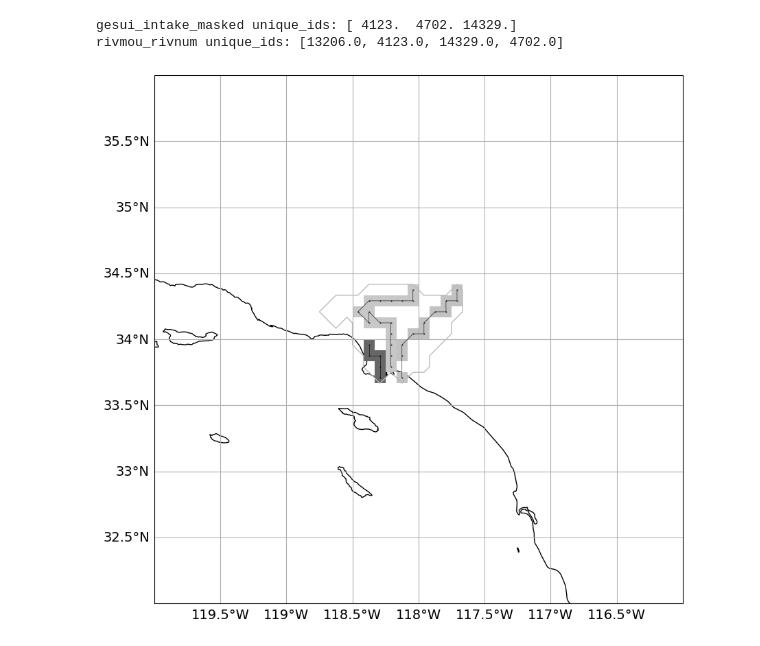
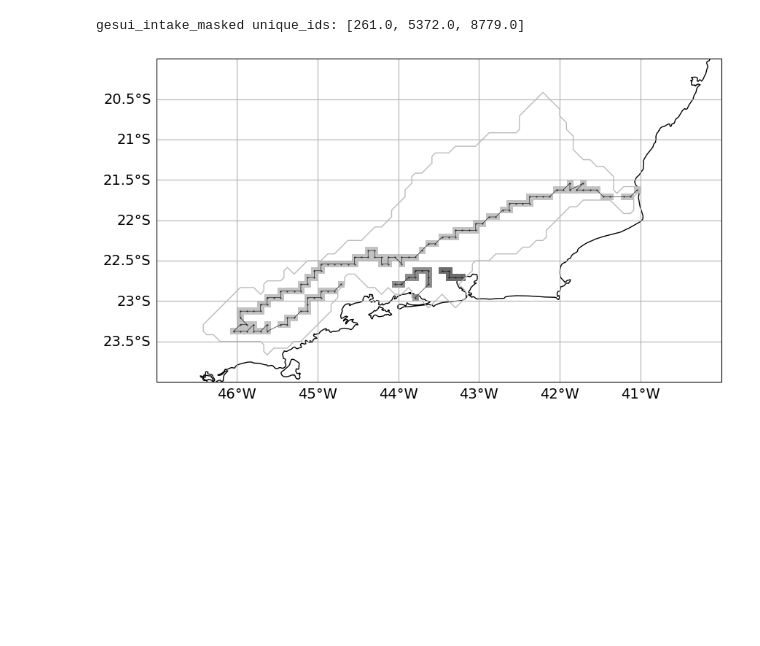
Before and after one commit to HalKiyo/h08_urban, a Jupyter notebook: region/pst/riodejaneiro/jogesui_check_riodejaneiro.ipynb, the cells around one changed output. Saved outputs shown, nothing was run; the diff lists cells and outputs as text; code cells hidden in the pictures; blank space fills up the shorter version.

```diff
--- a/region/pst/riodejaneiro/jogesui_check_riodejaneiro.ipynb
+++ b/region/pst/riodejaneiro/jogesui_check_riodejaneiro.ipynb
@@ -73,8 +73,8 @@ def draw_mask_sotowaku(extent, mask_cropped, ax=None, sotowaku_color='#dc143c',
 rgndir = '/mnt/c/Users/tsimk/Downloads/dotfiles/h08/region'
 glbdir = '/mnt/c/Users/tsimk/Downloads/dotfiles/h08/global_city'
 #
-city_num = 17
-tag = '.ls5'
+city_num = 16
+tag = '.ro5'
 #
 resolution = 12
 POP='vld_cty_'
@@ -84,10 +84,10 @@ dtype = 'float32'
 gl5shape = (2160, 4320)
 #
 # region
-left = -120
-right = -116
-bottom = 32
-top = 36
+left = -47
+right = -40
+bottom = -24
+top = -20
 #
 nx, ny = (right - left)*resolution, (top - bottom)*resolution
 rgnshape = (ny, nx)
@@ -377,13 +371,8 @@ uid_intake = np.unique(np.where(intake_cropped == 1, rivnum, 0))[1]
 intake_rivmou = np.where(rivmou_rivnum == uid_intake, rivnum, 0)
 
 # gesui plus intake rivmou points
-unique_rivnum = np.unique(gesui_rivnum)
-unique_intake = np.unique(intake_rivmou)
-combined_unique_ids = np.unique(np.concatenate((unique_rivnum, unique_intake)))
-unique_ids = combined_unique_ids[combined_unique_ids > 0]
-print(f'gesui_intake_masked unique_ids: {unique_ids}')
-tmp = rivmou_rivnum.flatten()
-print(f'rivmou_rivnum unique_ids: {[i for i in tmp if i > 0]}')
+gesui_intake = gesui_rivnum + intake_rivmou
+gesui_intake_masked = np.ma.masked_where(gesui_intake == 0, gesui_intake)
 
 # l coordinate >>> xy coordinate
 vfunc = np.vectorize(l_coordinate_to_tuple, otypes=[tuple])
@@ -402,14 +391,17 @@ result_array = result_array.astype(int)
 
 # prepare empty variables
 result_dict = {}
+unique_ids = np.unique(gesui_intake_masked).compressed()
+unique_ids = [unq for unq in unique_ids if unq>0]
+print(f'gesui_intake_masked unique_ids: {unique_ids}')
 riv_path_array = np.ma.masked_all(gesui_intake_masked.shape, dtype='float32')
 visited_coords = set()
 
 # basin number loop
 for uid in unique_ids:
     coords_a = np.argwhere(rivmou_rivnum == uid)
+    riv_path_array[coords_a[0][0], coords_a[0][1]] = uid
     if coords_a.size > 0:
-        riv_path_array[coords_a[0][0], coords_a[0][1]] = uid
         target_coord = tuple(coords_a[0])
         path_coords = [target_coord]
         for _ in range(300):
@@ -435,36 +427,35 @@ plt.rcParams["font.size"] = 14
 fig = plt.figure(figsize=(10, 10))
 projection = ccrs.PlateCarree()
 ax = plt.subplot(projection=projection)
 ax.coastlines()
 ax.set_extent(img_extent, projection)
 #
 landmask = np.fromfile(f'{rgndir}/dat/lnd_msk_/lndmsk.CAMA{tag}', dtype='float32').reshape(rgnshape)
 contour = ax.contour(landmask, levels=[0.5], colors='#BBBBBB', linewidths=1, origin='upper', extent=img_extent, transform=projection, zorder=10)
 #
 gl = ax.gridlines(draw_labels=True)
 gl.top_labels = False
 gl.right_labels = False
 ax.add_feature(cfea.OCEAN, color='#FFFFFF')
 ax.add_feature(cfea.LAKES, color='#FFFFFF')
 #
 vmin = np.min(riv_path_array) - 1e4
 vmax = np.max(riv_path_array) + 1e4
 img = ax.imshow(riv_path_array, extent=img_extent, transform=projection, cmap='Greys', vmin=vmin, vmax=vmax, zorder=2)
 #
 if result_dict is not None:
     for key, path in result_dict.items():
         lat_coords, lon_coords = zip(*path)
 
         # xy coordinate >>> lonlat coordinate
         lat_coords = [(top - lat/resolution - 1/(resolution*2)) for lat in lat_coords]
         lon_coords = [(left + lon/resolution + 1/(resolution*2)) for lon in lon_coords]
         ax.plot(lon_coords, lat_coords, marker='o', markersize=0.4, color='black', linestyle='-', linewidth=.4, transform=projection, zorder=5)
 #
 #fig.colorbar(img, ax=ax)
 # %% [output]
-gesui_intake_masked unique_ids: [ 4123.  4702. 14329.]
-rivmou_rivnum unique_ids: [13206.0, 4123.0, 14329.0, 4702.0]
+gesui_intake_masked unique_ids: [261.0, 5372.0, 8779.0]
-[figure, old version]
+[figure, new version]
 # %%
 #
 # 1: explored area
```
Also changed, not shown: parts of 11 cells of this notebook, 1 other file.
